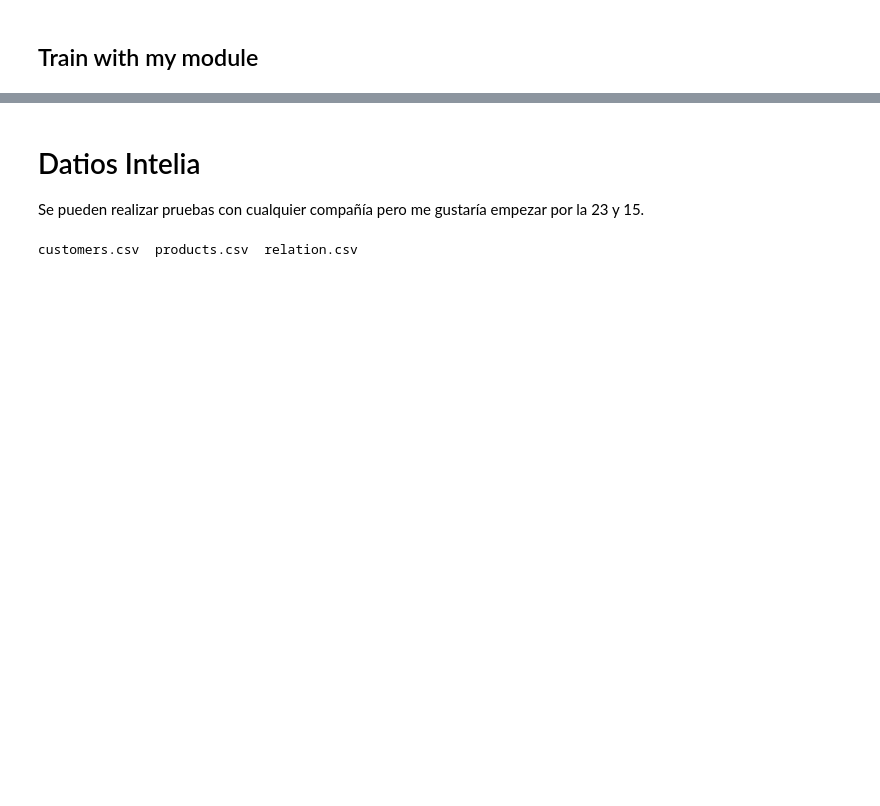
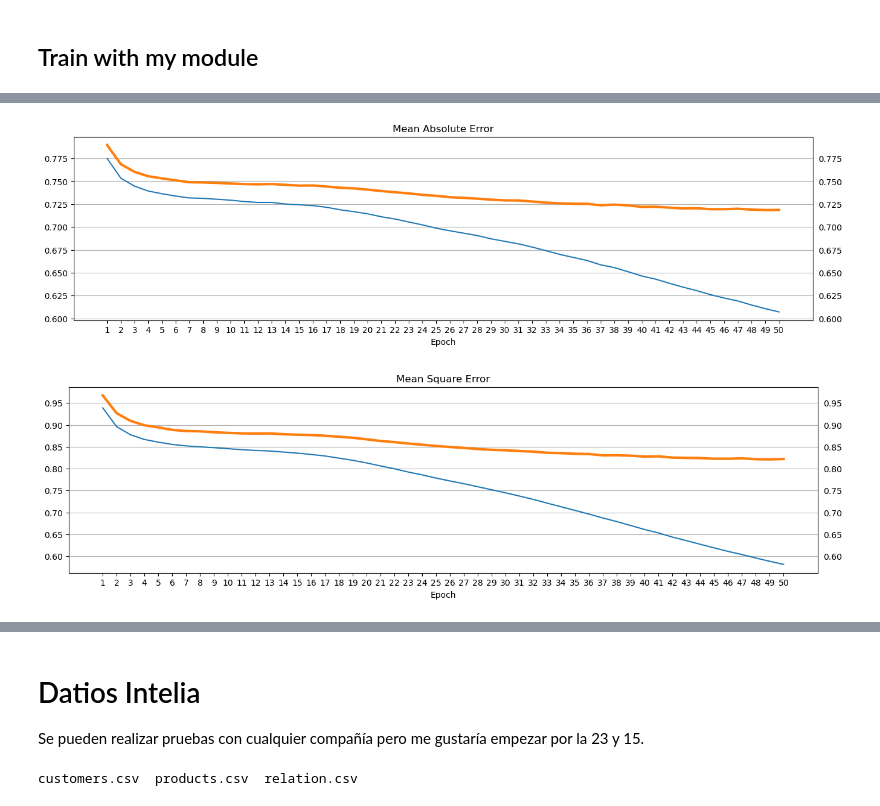
Before and after one commit to CenticMurcia/recomentadion-system, a Jupyter notebook: EDA.ipynb, the cells around one changed output, grey strips where cells are left out. Drawn from its saved outputs; the diff is of its cells as text; code cells hidden in the pictures; blank space fills up the shorter version.

```diff
--- a/EDA.ipynb
+++ b/EDA.ipynb
@@ -370,4 +79,2 @@ learn.fit_one_cycle(5, 5e-3, wd=0.1)
 # %% [markdown]
 ## Train with my module
-# %%
-movielens.train(embSize=50, lr=0.1, wd=0.1, epochs=4, train_perc=1)
@@ -376,2 +80,0 @@ ZeroDivisionError: division by zero
-# %%
-movielens.train(embSize=50, lr=0.01, wd=0.1, epochs=40, train_perc=0.8)
@@ -397,0 +81,13 @@ Epoch: 40 ; trMAE = 0.6494 trMSE = 0.6655 valMAE = 0.7202 valMSE = 0.8323
+# %%
+split_idx = int(len(movielens.samples) * 0.8)
+#np.random.shuffle(self.samples)
+train_samples = movielens.samples[:split_idx]
+valid_samples = movielens.samples[split_idx:]
+
+train_log = movielens.entrenar_modelo_manualmente(
+    train_samples = train_samples,
+    valid_samples = valid_samples,
+    embSize = 50,
+    lr = 0.01,
+    wd = 0.1,
+    epochs=50)
@@ -397,0 +112,5 @@ Epoch: 40 ; trMAE = 0.6494 trMSE = 0.6655 valMAE = 0.7202 valMSE = 0.8323
+# %%
+movielens.plot_training(train_log)
+# %% [output]
+[figure, added]
+[figure, added]
```
Also changed, not shown: parts of 20 cells of this notebook, 1 other file.
